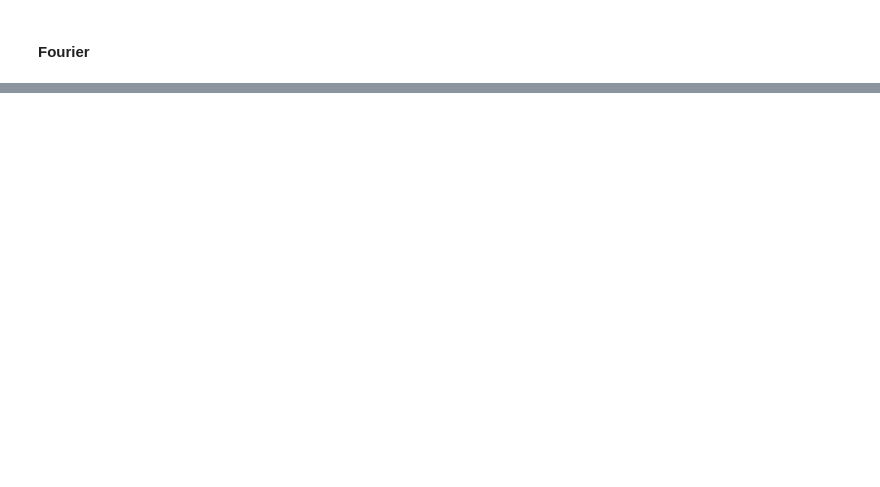
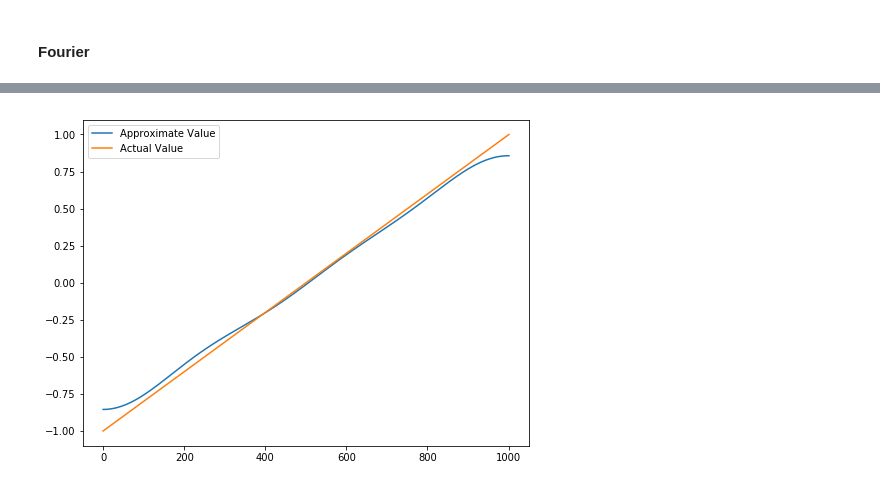
Before and after one commit to MJeremy2017/reinforcement-learning-implementation, a Jupyter notebook: RandomWalk(General)/RandomWalk.ipynb, the cells around one changed output, grey strips where cells are left out. Saved outputs shown, nothing was run; the diff lists cells and outputs as text; code cells hidden in the pictures; blank space fills up the shorter version.

```diff
--- a/RandomWalk(General)/RandomWalk.ipynb
+++ b/RandomWalk(General)/RandomWalk.ipynb
@@ -190,0 +204,4 @@ for i in range(1, 1001):
+# %%
+plot_fig(fFunc)
+# %% [output]
+[figure, added]
```
Also changed, not shown: parts of 12 cells of this notebook.
